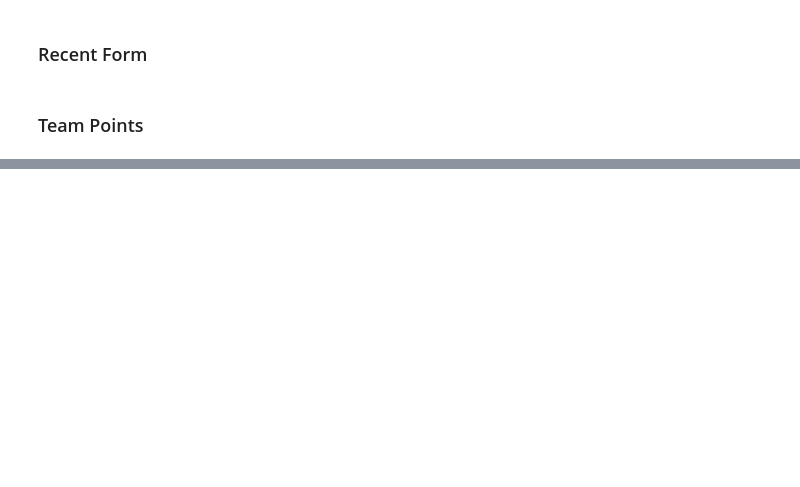
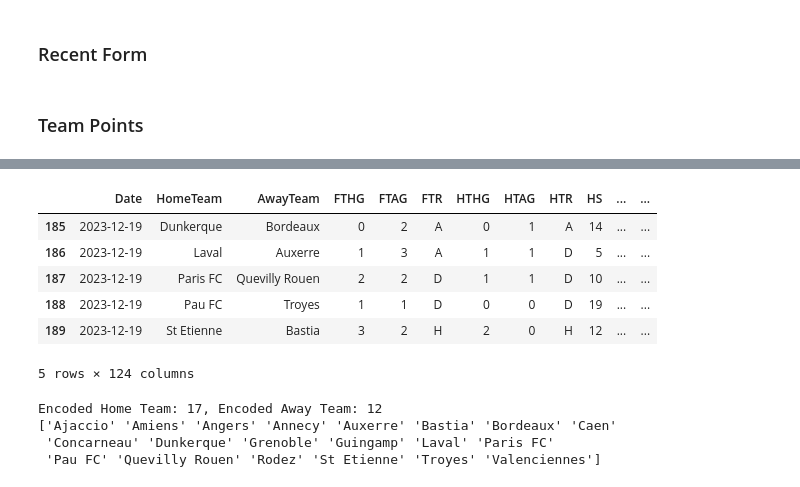
Before and after one commit to dagbolade/PL_prediction, a Jupyter notebook: serie_a.ipynb, the cells around one changed output, grey strips where cells are left out. Drawn from its saved outputs; the diff is of its cells as text; code cells hidden in the pictures; blank space fills up the shorter version.

```diff
--- a/serie_a.ipynb
+++ b/serie_a.ipynb
@@ -102,0 +152,18 @@ df_cleaned['AwayTeamEncoded'] = label_encoder.transform(df_cleaned['AwayTeam'])
+# %%
+# Encoding the target variable 'FTR'
+from sklearn.preprocessing import LabelEncoder
+
+# Initialize the LabelEncoder
+label_encoder = LabelEncoder()
+
+# Fit and transform the target variable using label_encoder_y
+df['FTR_encoded'] = label_encoder.fit_transform(df['FTR'])
+# %%
+
+# Average points per game
+df['HomeTeamPoints'] = df.groupby('HomeTeam')['FTR_encoded'].transform(lambda x: x.expanding().sum().shift(1)) / df.groupby('HomeTeam')['FTR_encoded'].transform(lambda x: x.expanding().count().shift(1))
+df['AwayTeamPoints'] = df.groupby('AwayTeam')['FTR_encoded'].transform(lambda x: x.expanding().sum().shift(1)) / df.groupby('AwayTeam')['FTR_encoded'].transform(lambda x: x.expanding().count().shift(1))
+# %%
+# Average goals per game
+df['HomeTeamAvgGoals'] = df.groupby('HomeTeam')['FTHG'].transform(lambda x: x.expanding().mean().shift(1)) # Average goals scored by the home team
+df['AwayTeamAvgGoals'] = df.groupby('AwayTeam')['FTAG'].transform(lambda x: x.expanding().mean().shift(1)) # Average goals scored by the away team
@@ -135,0 +192,7 @@ df_cleaned['AwayTeamAvgGoalsHT'] = df_cleaned.groupby('AwayTeam')['HTAG'].transf
+# %%
+from sklearn.model_selection import train_test_split
+
+# Convert 'Date' to datetime and extract useful features
+df['Date'] = pd.to_datetime(df['Date'], format='%d/%m/%Y')
+df['DayOfWeek'] = df['Date'].dt.dayofweek  # 0: Monday, 6: Sunday
+df['IsWeekend'] = df['DayOfWeek'].isin([5, 6]).astype(int)  # 1 for weekend, 0 for weekdays
@@ -1134,0 +318,40 @@ Draw probability: 0.14039694376954276
+# %%
+df.tail()
+# %% [output]
+|  | Date | HomeTeam | AwayTeam | FTHG | FTAG | FTR | HTHG | HTAG | HTR | HS | ... | ... |
+| 185 | 2023-12-19 | Dunkerque | Bordeaux | 0 | 2 | A | 0 | 1 | A | 14 | ... | ... |
+| 186 | 2023-12-19 | Laval | Auxerre | 1 | 3 | A | 1 | 1 | D | 5 | ... | ... |
+| 187 | 2023-12-19 | Paris FC | Quevilly Rouen | 2 | 2 | D | 1 | 1 | D | 10 | ... | ... |
+| 188 | 2023-12-19 | Pau FC | Troyes | 1 | 1 | D | 0 | 0 | D | 19 | ... | ... |
+| 189 | 2023-12-19 | St Etienne | Bastia | 3 | 2 | H | 2 | 0 | H | 12 | ... | ... |
+5 rows × 124 columns
+# %%
+
+from sklearn.preprocessing import LabelEncoder
+
+# Initialize the LabelEncoder
+label_encoder = LabelEncoder()
+
+# Combine all unique team names from both HomeTeam and AwayTeam columns
+all_teams = pd.concat([df['HomeTeam'], df['AwayTeam']]).unique()
+
+# Fit the LabelEncoder with all unique team names
+label_encoder.fit(all_teams)
+
+# Transform both HomeTeam and AwayTeam using the fitted LabelEncoder
+df['HomeTeam_encoded'] = label_encoder.transform(df['HomeTeam'])
+df['AwayTeam_encoded'] = label_encoder.transform(df['AwayTeam'])
+
+# Now you can transform individual team names
+home_team_encoded = label_encoder.transform(['St Etienne'])[0]
+away_team_encoded = label_encoder.transform(['Laval'])[0]
+
+# Debugging: Print encoded values
+print(f"Encoded Home Team: {home_team_encoded}, Encoded Away Team: {away_team_encoded}")
+
+print(label_encoder.classes_)
+# %% [output]
+Encoded Home Team: 17, Encoded Away Team: 12
+['Ajaccio' 'Amiens' 'Angers' 'Annecy' 'Auxerre' 'Bastia' 'Bordeaux' 'Caen'
+ 'Concarneau' 'Dunkerque' 'Grenoble' 'Guingamp' 'Laval' 'Paris FC'
+ 'Pau FC' 'Quevilly Rouen' 'Rodez' 'St Etienne' 'Troyes' 'Valenciennes']
```
Also changed, not shown: parts of 71 cells of this notebook.
